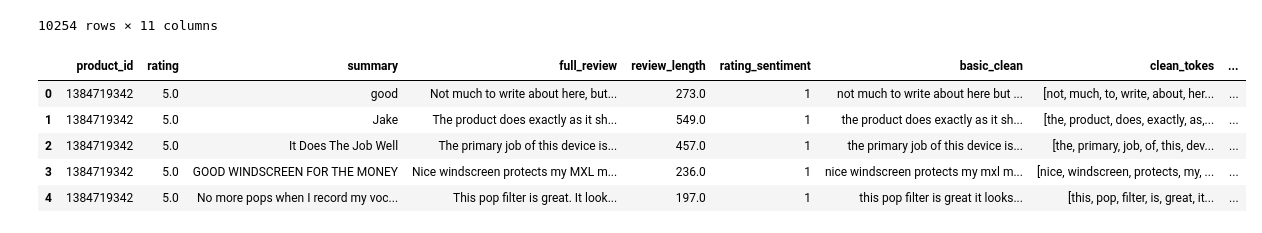
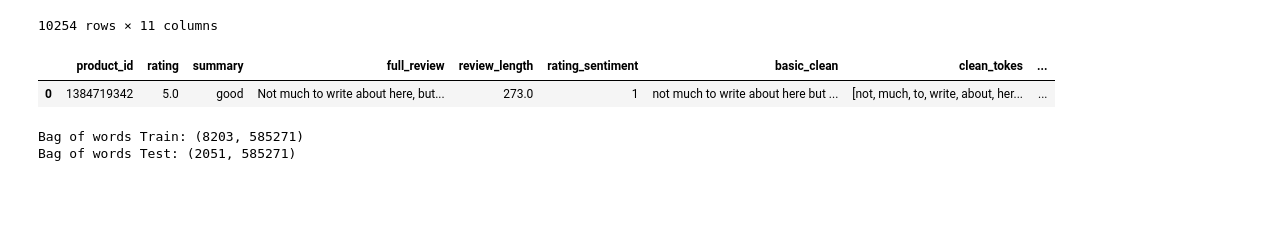
Before and after one commit to chasethompson/amazon-music-nlp, a Jupyter notebook: amazon_music_review_nlp.ipynb, the cells around one changed output. Saved outputs shown, nothing was run; the diff lists cells and outputs as text; code cells hidden in the pictures; blank space fills up the shorter version.

```diff
--- a/amazon_music_review_nlp.ipynb
+++ b/amazon_music_review_nlp.ipynb
@@ -400,11 +424,7 @@ prep_repo_data(df)
 | 10260 | B00JBIVXGC | 4.0 | These strings are really quite go... | These strings are really quite go... | 682.0 | 1 | these strings are really quite go... | [these, strings, are, really, qui... | ... |
 10254 rows × 11 columns
 # %%
-df.head()
+df.head(1)
 # %% [output]
 |  | product_id | rating | summary | full_review | review_length | rating_sentiment | basic_clean | clean_tokes | ... |
 | 0 | 1384719342 | 5.0 | good | Not much to write about here, but... | 273.0 | 1 | not much to write about here but ... | [not, much, to, write, about, her... | ... |
-| 1 | 1384719342 | 5.0 | Jake | The product does exactly as it sh... | 549.0 | 1 | the product does exactly as it sh... | [the, product, does, exactly, as,... | ... |
-| 2 | 1384719342 | 5.0 | It Does The Job Well | The primary job of this device is... | 457.0 | 1 | the primary job of this device is... | [the, primary, job, of, this, dev... | ... |
-| 3 | 1384719342 | 5.0 | GOOD WINDSCREEN FOR THE MONEY | Nice windscreen protects my MXL m... | 236.0 | 1 | nice windscreen protects my mxl m... | [nice, windscreen, protects, my, ... | ... |
-| 4 | 1384719342 | 5.0 | No more pops when I record my voc... | This pop filter is great. It look... | 197.0 | 1 | this pop filter is great it looks... | [this, pop, filter, is, great, it... | ... |
@@ -448 +436,21 @@ print('BOW_cv_test:',cv_test_reviews.shape)
+# %%
+X = df.clean_lemmatized
+y = df.rating_sentiment
+
+X_train, X_test, y_train, y_test = train_test_split(X, y, train_size=.8,stratify=y, random_state=19)
+
+# Create of Count Vectorize object
+cv=CountVectorizer(min_df=0,max_df=1,binary=False,ngram_range=(1,3))
+
+# Transform the train dataset
+cv_train=cv.fit_transform(X_train)
+
+# Transform the test dataset
+cv_test=cv.transform(X_test)
+
+print('Bag of words Train:',cv_train.shape)
+print('Bag of words Test:',cv_test.shape)
+# %% [output]
+Bag of words Train: (8203, 585271)
+Bag of words Test: (2051, 585271)
 # %%
```
Also changed, not shown: parts of 35 cells of this notebook.
